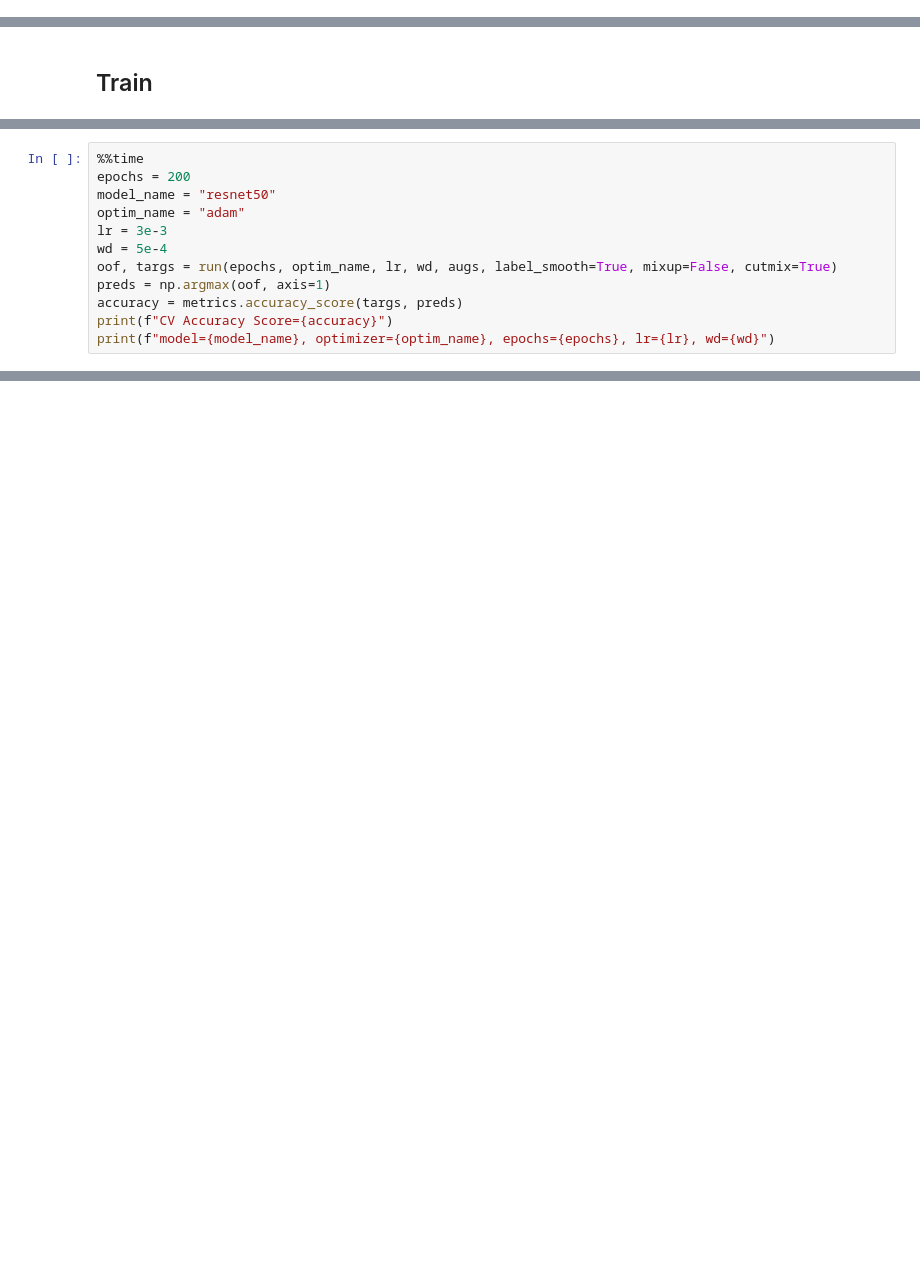
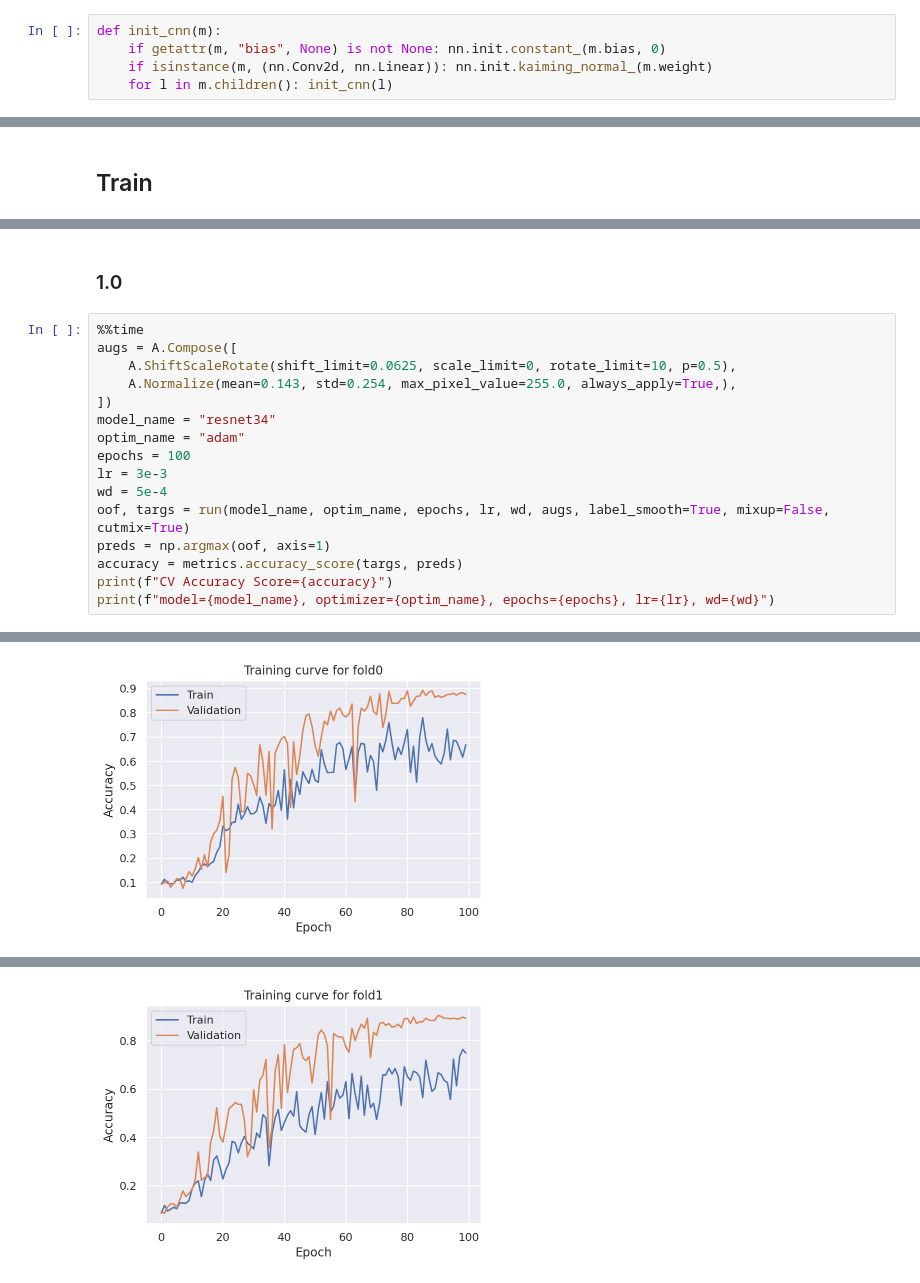
Before and after one commit to giwankim/emnist, a Jupyter notebook: notebooks_v2/01-resnet.ipynb, the cells around one changed output, grey strips where cells are left out. Saved outputs shown, nothing was run; the diff lists cells and outputs as text; blank space fills up the shorter version.

```diff
--- a/notebooks_v2/01-resnet.ipynb
+++ b/notebooks_v2/01-resnet.ipynb
@@ -52,6 +55,11 @@ df = pd.read_csv(DATA_PATH / "train.csv"); df.head()
 5 rows × 787 columns
 # %% [markdown]
 ## Model
+# %%
+def init_cnn(m):
+    if getattr(m, "bias", None) is not None: nn.init.constant_(m.bias, 0)
+    if isinstance(m, (nn.Conv2d, nn.Linear)): nn.init.kaiming_normal_(m.weight)
+    for l in m.children(): init_cnn(l)
 # %% [markdown]
 ### ResNet
 # %%
@@ -362,13 +404,19 @@ augs = A.Compose([
     A.Normalize(mean=0.143, std=0.254, max_pixel_value=255.0, always_apply=True,),
 ])
+# %% [markdown]
+### 1.0
 # %%
 %%time
-epochs = 200
-model_name = "resnet50"
+augs = A.Compose([
+    A.ShiftScaleRotate(shift_limit=0.0625, scale_limit=0, rotate_limit=10, p=0.5),
+    A.Normalize(mean=0.143, std=0.254, max_pixel_value=255.0, always_apply=True,),
+])
+model_name = "resnet34"
 optim_name = "adam"
+epochs = 100
 lr = 3e-3
 wd = 5e-4
-oof, targs = run(epochs, optim_name, lr, wd, augs, label_smooth=True, mixup=False, cutmix=True)
+oof, targs = run(model_name, optim_name, epochs, lr, wd, augs, label_smooth=True, mixup=False, cutmix=True)
 preds = np.argmax(oof, axis=1)
 accuracy = metrics.accuracy_score(targs, preds)
 print(f"CV Accuracy Score={accuracy}")
@@ -382,0 +436 @@ Epoch=50, Train loss=2.44207, Valid loss=2.80265, Train Accuracy=0.11516, Valida
+[figure, added]
@@ -382,0 +448 @@ Epoch=50, Train loss=2.44207, Valid loss=2.80265, Train Accuracy=0.11516, Valida
+[figure, added]
```
Also changed, not shown: parts of 22 cells of this notebook.
